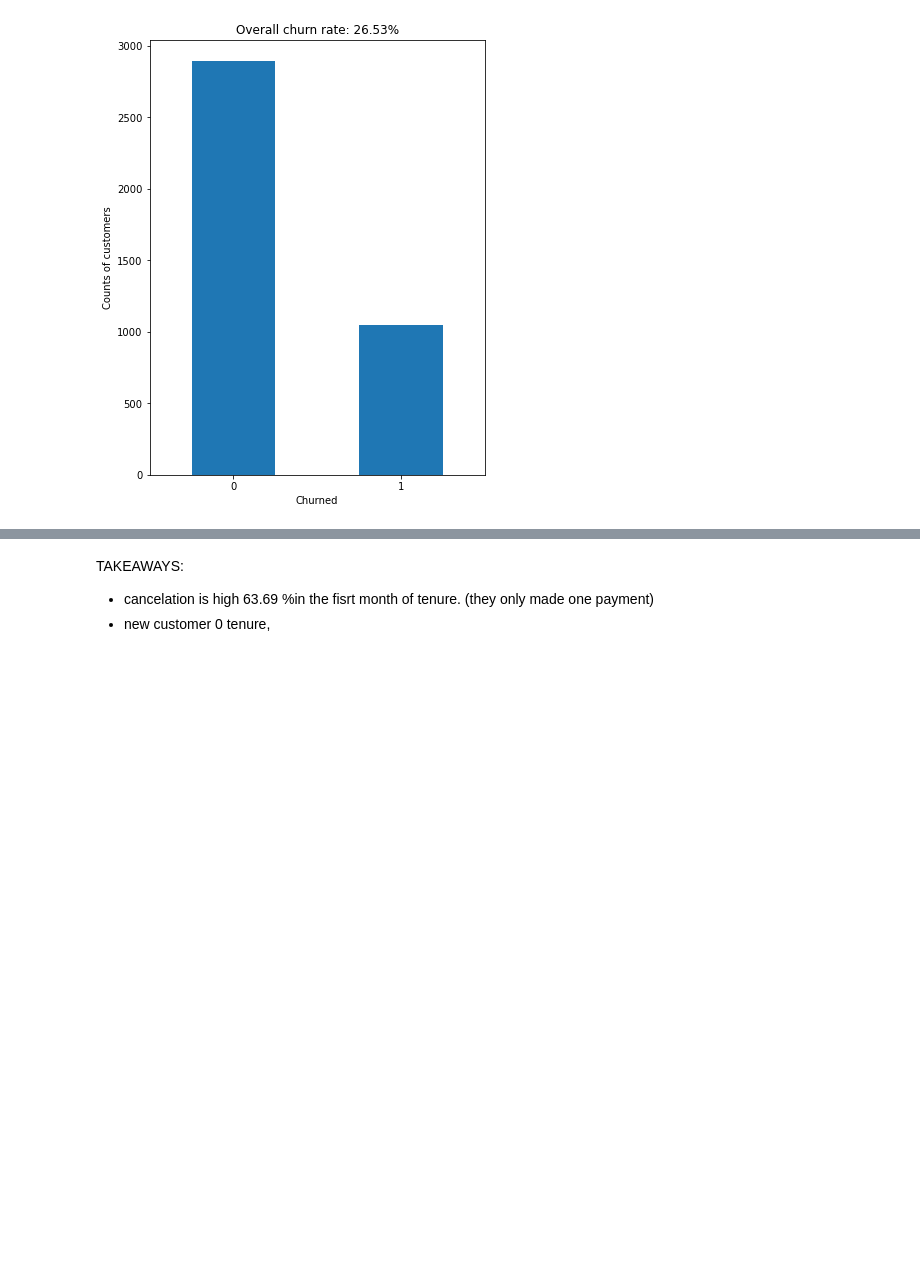
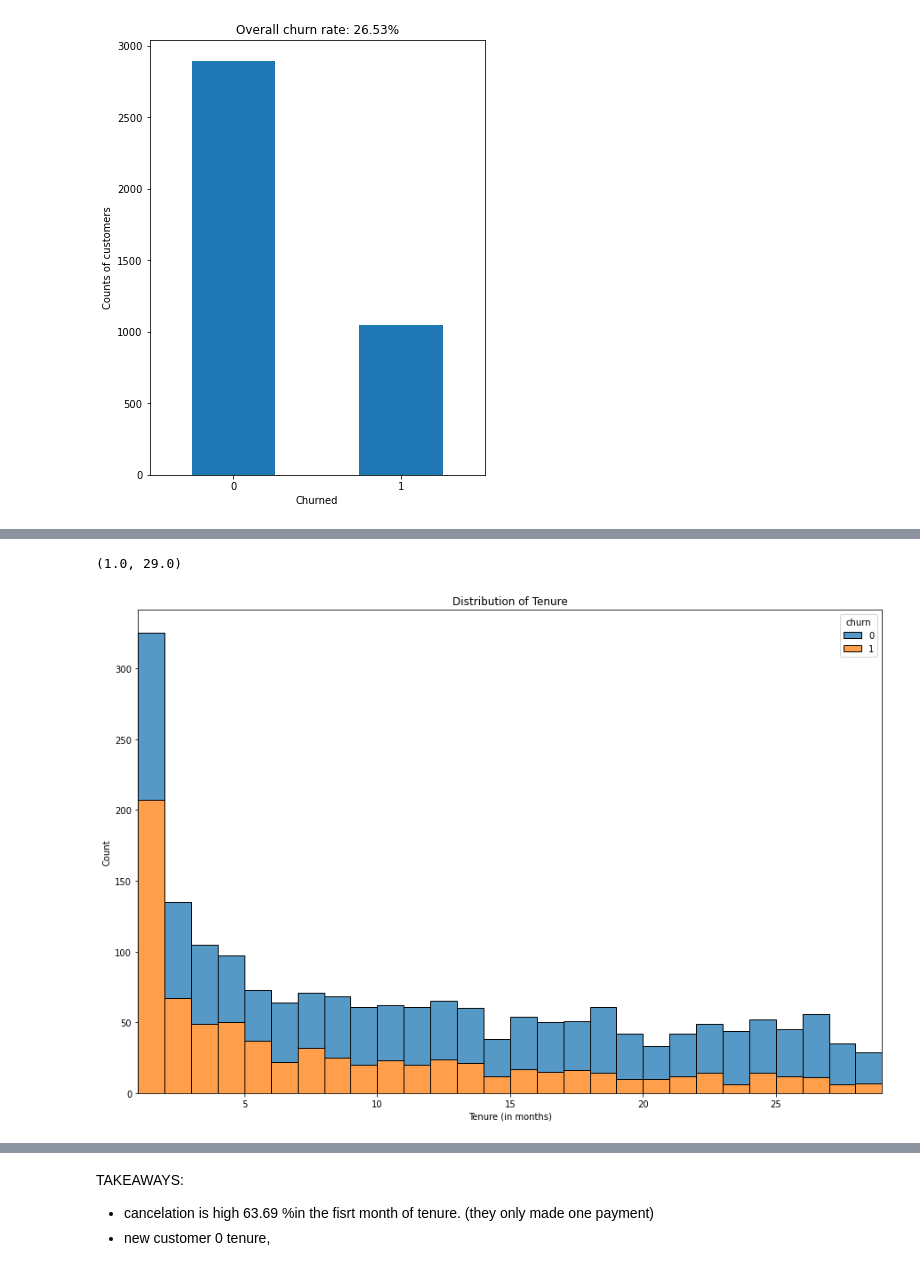
Before and after one commit to cindyvillanuevads/telco_classification_project, a Jupyter notebook: initial_nb_project.ipynb, the cells around one changed output, grey strips where cells are left out. Drawn from its saved outputs; the diff is of its cells as text; code cells hidden in the pictures; blank space fills up the shorter version.

```diff
--- a/initial_nb_project.ipynb
+++ b/initial_nb_project.ipynb
@@ -1005,13 +644,16 @@ plt.xlim(0, train.tenure.max());
 # %%
 plt.figure(figsize=(15,10))
 # Distribution of Tenure
 sns.histplot(train,
-             x=train.tenure,
+             x=train.tenure_months,
              hue='churn',
              multiple='stack',
              binwidth=1
              )
 
 plt.title("Distribution of Tenure")
 plt.xlabel('Tenure (in months)')
-plt.xlim(1, train.tenure.median())
+plt.xlim(1, train.tenure_months.median())
+# %% [output]
+(1.0, 29.0)
+[figure, added]
```
Also changed, not shown: parts of 103 cells of this notebook.
